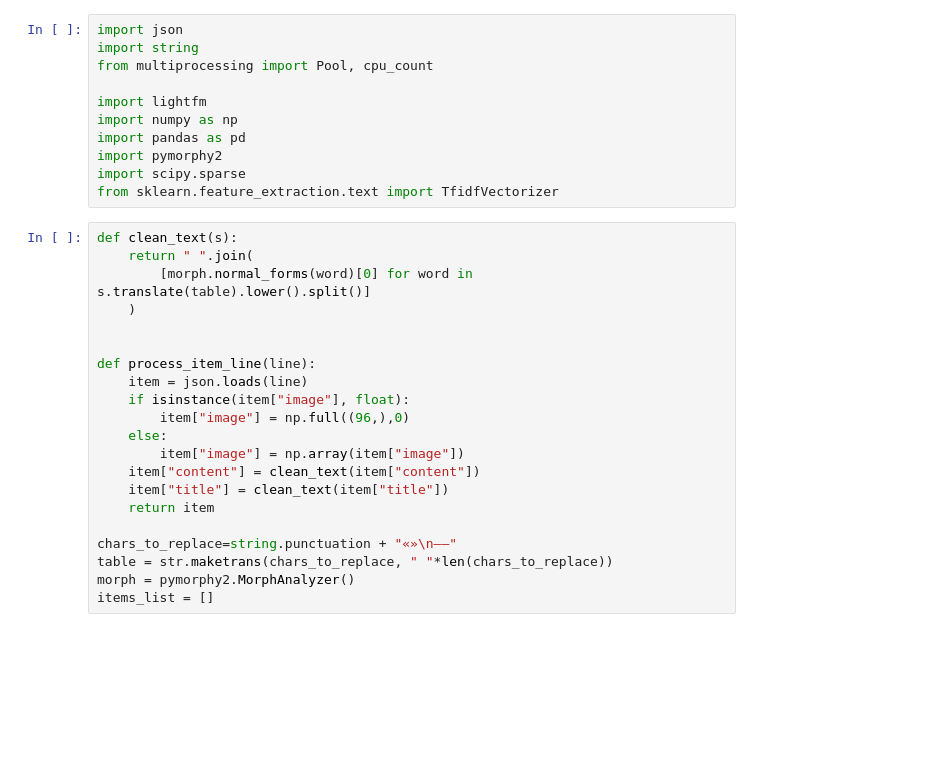
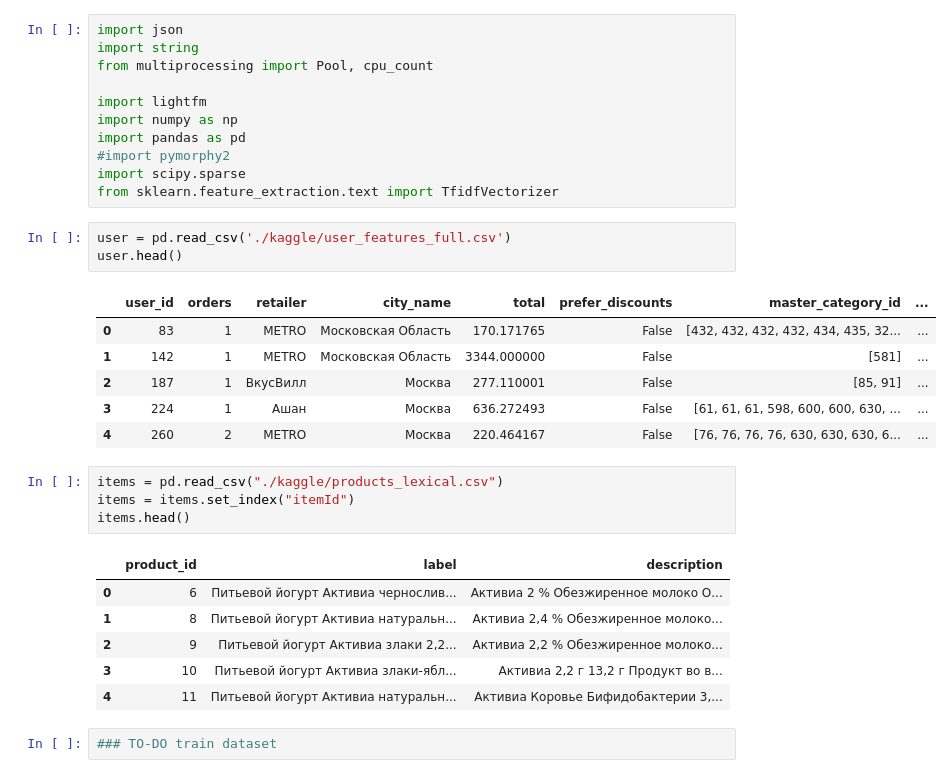
Before and after one commit to dimastiny/Why_not_features, a Jupyter notebook: lightfm.ipynb, the cells around one changed output. Cells and saved outputs as stored; diff of their text form; blank space fills up the shorter version.

```diff
--- a/lightfm.ipynb
+++ b/lightfm.ipynb
@@ -6,28 +6,30 @@ from multiprocessing import Pool, cpu_count
 import lightfm
 import numpy as np
 import pandas as pd
-import pymorphy2
+#import pymorphy2
 import scipy.sparse
 from sklearn.feature_extraction.text import TfidfVectorizer
-# %%
-def clean_text(s):
-    return " ".join(
-        [morph.normal_forms(word)[0] for word in s.translate(table).lower().split()]
-    )
-
-
-def process_item_line(line):
-    item = json.loads(line)
-    if isinstance(item["image"], float):
-        item["image"] = np.full((96,),0)
-    else:
-        item["image"] = np.array(item["image"])
-    item["content"] = clean_text(item["content"])
-    item["title"] = clean_text(item["title"])
-    return item
-
-chars_to_replace=string.punctuation + "«»\n—–"
-table = str.maketrans(chars_to_replace, " "*len(chars_to_replace))
-morph = pymorphy2.MorphAnalyzer()
-items_list = []
+# %%
+user = pd.read_csv('./kaggle/user_features_full.csv')
+user.head()
+# %% [output]
+|  | user_id | orders | retailer | city_name | total | prefer_discounts | master_category_id | ... |
+| 0 | 83 | 1 | METRO | Московская Область | 170.171765 | False | [432, 432, 432, 432, 434, 435, 32... | ... |
+| 1 | 142 | 1 | METRO | Московская Область | 3344.000000 | False | [581] | ... |
+| 2 | 187 | 1 | ВкусВилл | Москва | 277.110001 | False | [85, 91] | ... |
+| 3 | 224 | 1 | Ашан | Москва | 636.272493 | False | [61, 61, 61, 598, 600, 600, 630, ... | ... |
+| 4 | 260 | 2 | METRO | Москва | 220.464167 | False | [76, 76, 76, 76, 630, 630, 630, 6... | ... |
+# %%
+items = pd.read_csv("./kaggle/products_lexical.csv")
+items = items.set_index("itemId")
+items.head()
+# %% [output]
+|  | product_id | label | description |
+| 0 | 6 | Питьевой йогурт Активиа чернослив... | Активиа 2 % Обезжиренное молоко О... |
+| 1 | 8 | Питьевой йогурт Активиа натуральн... | Активиа 2,4 % Обезжиренное молоко... |
+| 2 | 9 | Питьевой йогурт Активиа злаки 2,2... | Активиа 2,2 % Обезжиренное молоко... |
+| 3 | 10 | Питьевой йогурт Активиа злаки-ябл... | Активиа 2,2 г 13,2 г Продукт во в... |
+| 4 | 11 | Питьевой йогурт Активиа натуральн... | Активиа Коровье Бифидобактерии 3,... |
+# %%
+### TO-DO train dataset
 # %%
```
Also changed, not shown: parts of 1 cell of this notebook, 1 other file.
